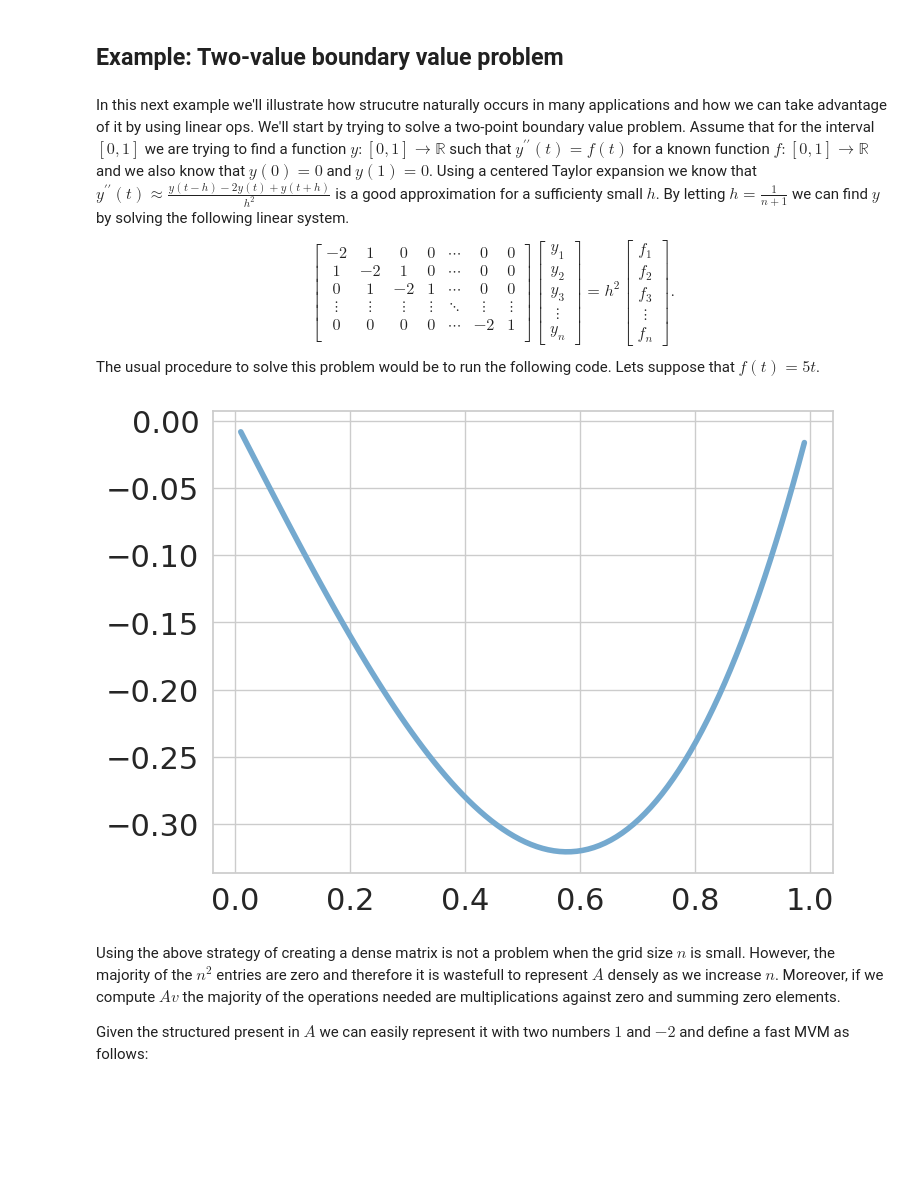
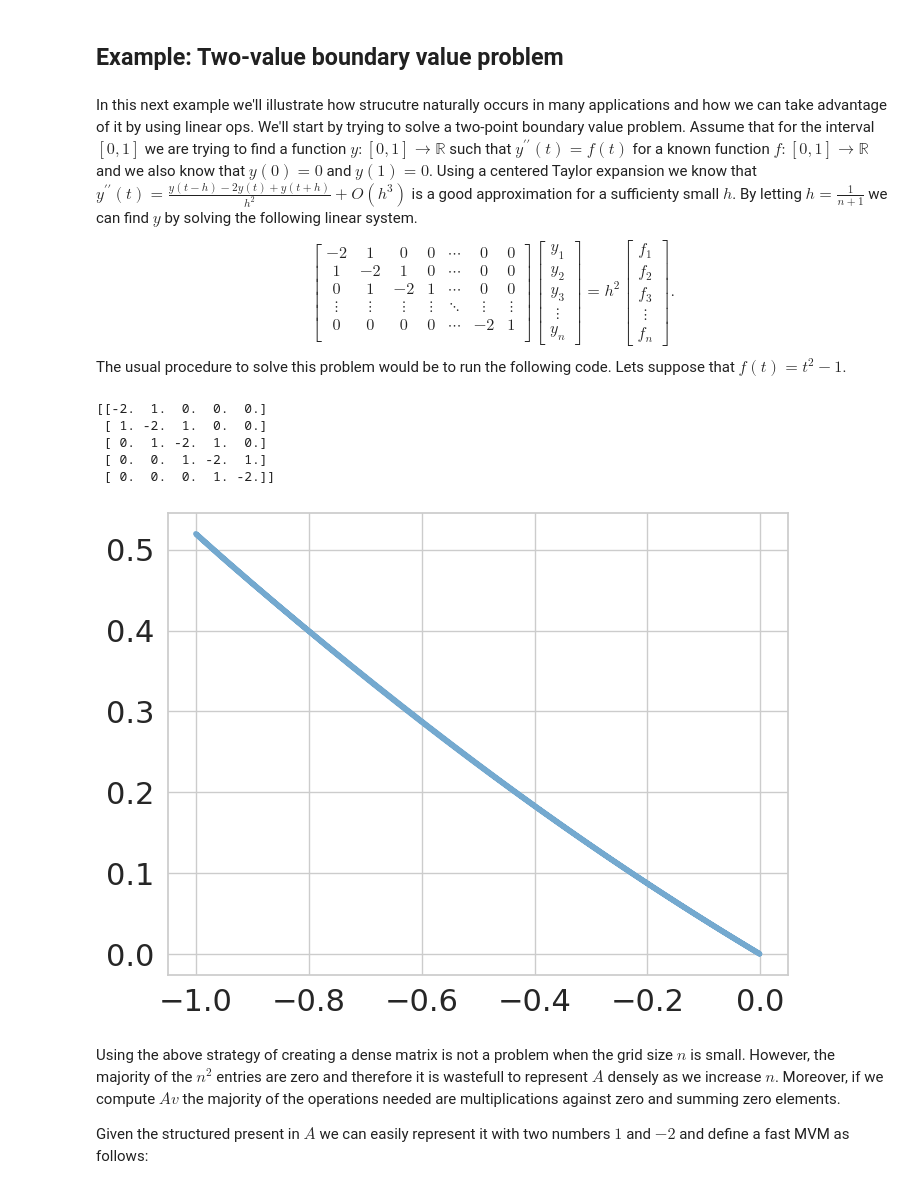
Before and after one commit to wilson-labs/cola, a Jupyter notebook: docs/notebooks/LinOpIntro.ipynb, the cells around one changed output. Saved outputs shown, nothing was run; the diff lists cells and outputs as text; code cells hidden in the pictures; blank space fills up the shorter version.

```diff
--- a/docs/notebooks/LinOpIntro.ipynb
+++ b/docs/notebooks/LinOpIntro.ipynb
@@ -30,7 +32,7 @@ These algorithms are categorized as Krylov subspace methods where notable exampl
 # %% [markdown]
 In this next example we'll illustrate how strucutre naturally occurs in many applications and how we can take advantage of it by using linear ops.
 We'll start by trying to solve a two-point boundary value problem. Assume that for the interval $[0, 1]$ we are trying to find a function $y:[0, 1] \to \mathbb{R}$ such that $y^{\prime \prime}(t) = f(t)$ for a known function $f:[0, 1] \to \mathbb{R}$ and we also know that $y(0) = 0$ and $y(1) = 0$. Using a centered Taylor expansion we know that
-$y^{\prime \prime}(t) \approx \frac{y(t - h) - 2y(t) + y(t + h)}{h^2}$
+$y^{\prime \prime}(t) =  \frac{y(t - h) - 2y(t) + y(t + h)}{h^2} +O(h^3)$
 is a good approximation for a sufficienty small $h$. By letting $h= \frac{1}{n+1}$ we can find $y$ by solving the following linear system.
 $$
 \begin{bmatrix}
@@ -45,40 +47,34 @@ $$
 h^{2}
 \begin{bmatrix} f_1 \\ f_2 \\ f_3 \\ \vdots \\ f_n \end{bmatrix}.
 $$
-The usual procedure to solve this problem would be to run the following code. Lets suppose that $f(t) = 5t$.
+The usual procedure to solve this problem would be to run the following code. Lets suppose that $f(t) = t^2-1$.
 # %%
-def f(t):
-    return 5 * t
+N= 3000
+ones = jnp.ones(N)
+A_dense = jnp.diag(ones[1:],-1) + jnp.diag(ones[1:],1) + jnp.diag(-2*ones,0)
 
-
-def dense_tridiagional_two_points(N):
-    A = jnp.zeros((N, N))
-    for idx in range(N):
-        for jdx in range(N):
-            if idx == jdx:
-                A = A.at[idx, jdx].set(-2)
-            elif idx == jdx + 1:
-                A = A.at[idx, jdx].set(1)
-            elif idx == jdx - 1:
-                A = A.at[idx, jdx].set(1)
-    return A
+print(A_dense[:5,:5])
+# %% [output]
+[[-2.  1.  0.  0.  0.]
+ [ 1. -2.  1.  0.  0.]
+ [ 0.  1. -2.  1.  0.]
+ [ 0.  0.  1. -2.  1.]
+ [ 0.  0.  0.  1. -2.]]
 # %%
 from matplotlib import pyplot as plt
 import seaborn as sns
 sns.set(style="whitegrid", font_scale=2.0)
 
-N = 100
-t = jnp.linspace(0, 1, N + 2)[1:-1]
+t = jnp.linspace(-1, 1, N + 2)[1:-1]**2-1
 h = 1 / (N + 1)
 rhs = f(t)
-A = dense_tridiagional_two_points(N)
-y = jnp.linalg.solve(A, h**2 * rhs)
+y = jnp.linalg.solve(A_dense, h**2 * rhs)
 
 plt.figure(figsize=(8, 6))
 plt.plot(t, y, color="#74a9cf", lw=4)
 plt.show()
 # %% [output]
-[figure, old version]
+[figure, new version]
 # %% [markdown]
 Using the above strategy of creating a dense matrix is not a problem when the grid size $n$ is small. However, the majority of the $n^2$ entries are zero and therefore it is wastefull to represent $A$ densely as we increase $n$. Moreover, if we compute $Av$ the majority of the operations needed are multiplications against zero and summing zero elements.
 
```
Also changed, not shown: parts of 10 cells of this notebook, 1 other file.
